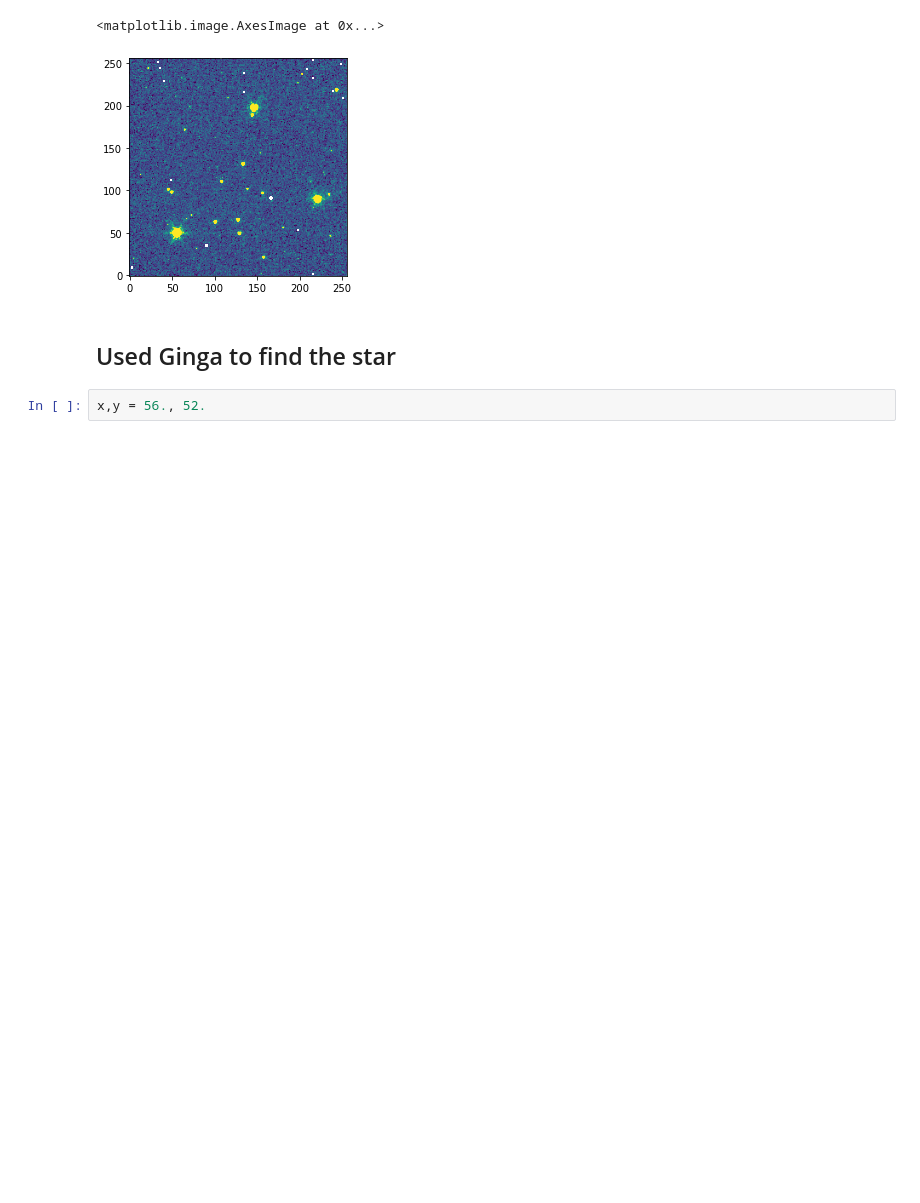
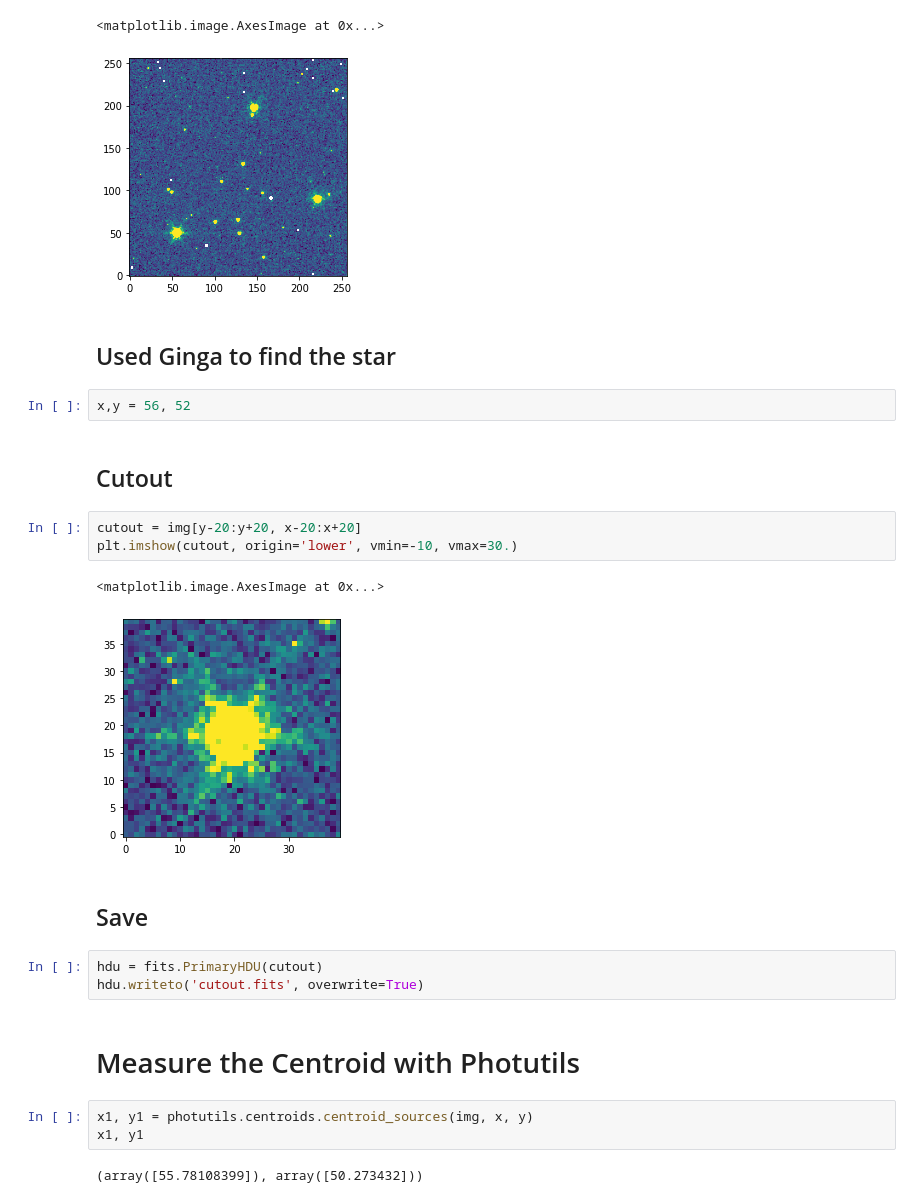
Before and after one commit to askemer/ASTR257_2021, a Jupyter notebook: python/test_assignment/Test_Assignment.ipynb, the cells around one changed output. Saved outputs shown, nothing was run; the diff lists cells and outputs as text; blank space fills up the shorter version.

```diff
--- a/python/test_assignment/Test_Assignment.ipynb
+++ b/python/test_assignment/Test_Assignment.ipynb
@@ -45,4 +45,24 @@ plt.imshow(img, origin='lower', vmin=-10, vmax=30.)
 # %% [markdown]
 ## Used Ginga to find the star
 # %%
-x,y = 56., 52.
+x,y = 56, 52
+# %% [markdown]
+## Cutout
+# %%
+cutout = img[y-20:y+20, x-20:x+20]
+plt.imshow(cutout, origin='lower', vmin=-10, vmax=30.)
+# %% [output]
+<matplotlib.image.AxesImage at 0x...>
+[figure, added]
+# %% [markdown]
+## Save
+# %%
+hdu = fits.PrimaryHDU(cutout)
+hdu.writeto('cutout.fits', overwrite=True)
+# %% [markdown]
+# Measure the Centroid with Photutils
+# %%
+x1, y1 = photutils.centroids.centroid_sources(img, x, y)
+x1, y1
+# %% [output]
+(array([55.78108399]), array([50.273432]))
```
